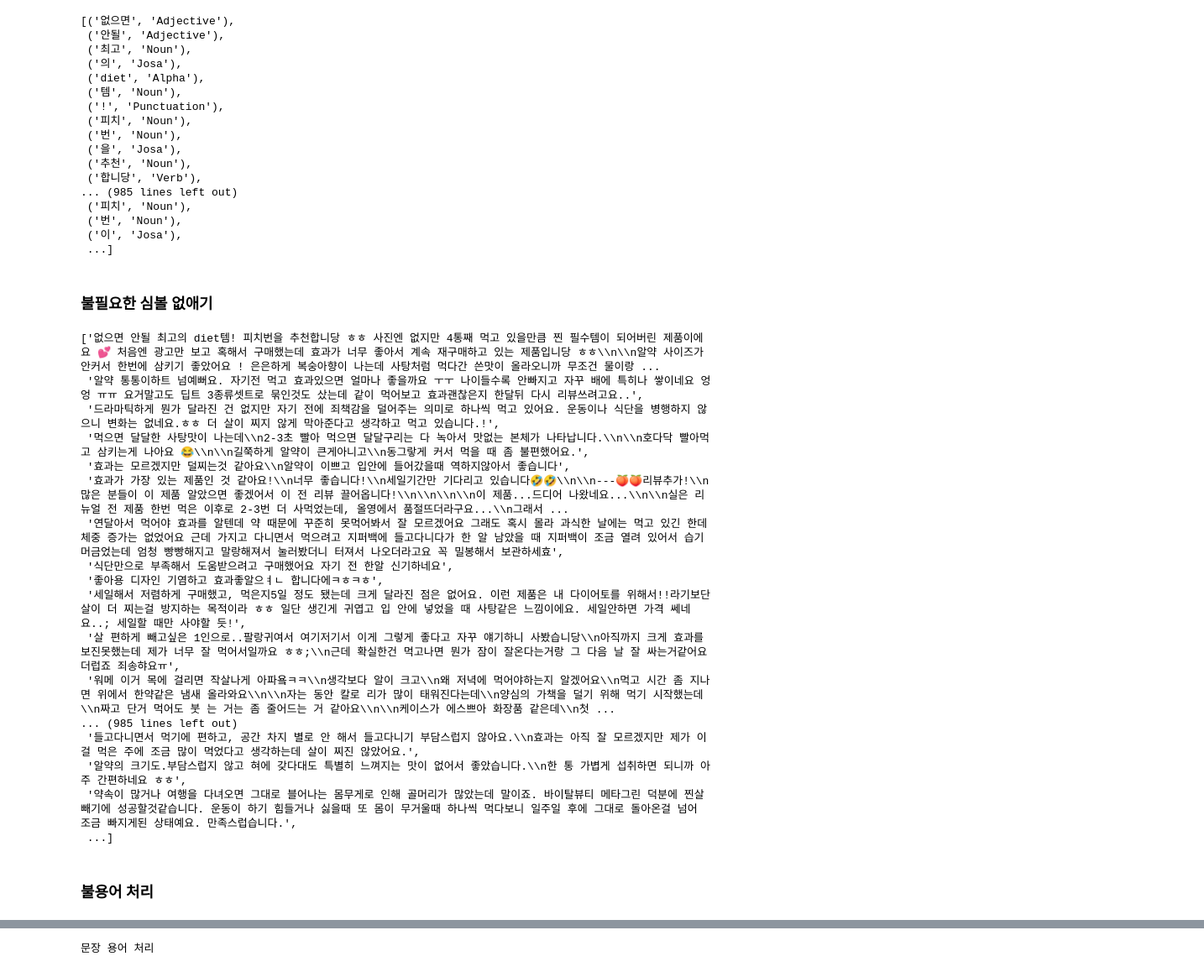
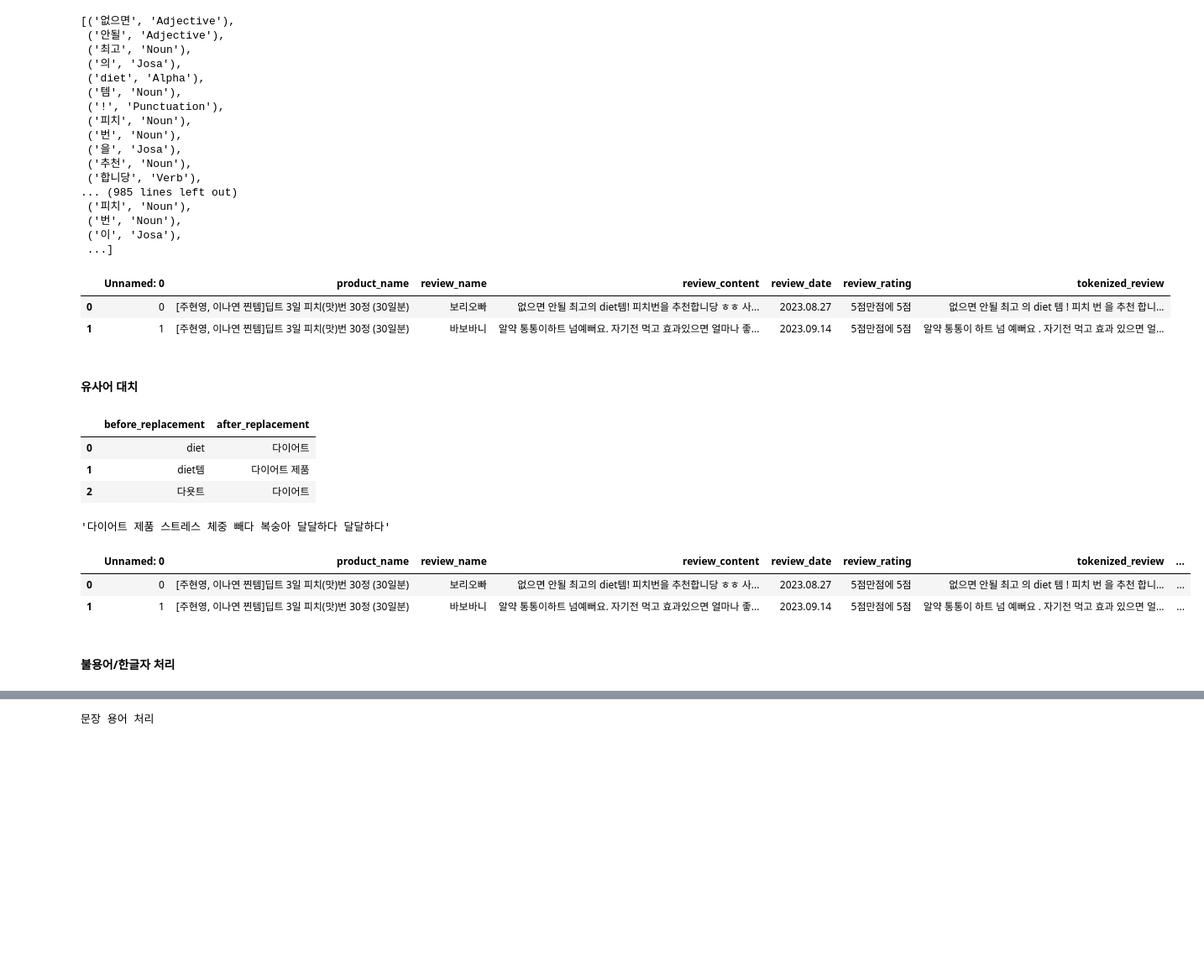
Before and after one commit to angelamyungjoosong/project_supplements_data_analytics, a Jupyter notebook: codes/Preprocessing_GB.ipynb, the cells around one changed output, grey strips where cells are left out. Shown: that part at 84% size. Cells and saved outputs as stored; diff of their text form; code cells hidden in the pictures; blank space fills up the shorter version.

```diff
--- a/codes/Preprocessing_GB.ipynb
+++ b/codes/Preprocessing_GB.ipynb
@@ -77,5 +54,5 @@ df_dropna[3:]
 from konlpy.tag import Okt
 okt = Okt()
 # %%
-content = list(df_dropna['review_content'])
+content = list(df['review_content']) # 하나로 뭉치기 #데이터타입 : list
 # %%
@@ -121,31 +79,54 @@ okt.pos(sentence)
  ('번', 'Noun'),
  ('이', 'Josa'),
  ...]
-# %% [markdown]
-### 불필요한 심볼 없애기
-# %%
-# 쉼표, 엔터 등등의 값 대체
-filtered_content = df_dropna['review_content'].replace('.', '').replace(',','').replace("'","").replace('·', ' ').replace('=','').replace('\n','').replace('\\n',' ').replace('\\n\\n','  ')
-list(filtered_content)
-# %% [output]
-['없으면 안될 최고의 diet템! 피치번을 추천합니당 ㅎㅎ 사진엔 없지만 4통째 먹고 있을만큼 찐 필수템이 되어버린 제품이에요 💕 처음엔 광고만 보고 혹해서 구매했는데 효과가 너무 좋아서 계속 재구매하고 있는 제품입니당 ㅎㅎ\\n\\n알약 사이즈가 안커서 한번에 삼키기 좋았어요 ! 은은하게 복숭아향이 나는데 사탕처럼 먹다간 쓴맛이 올라오니까 무조건 물이랑 ...
- '알약 통통이하트 넘예뻐요. 자기전 먹고 효과있으면 얼마나 좋을까요 ㅜㅜ 나이들수록 안빠지고 자꾸 배에 특히나 쌓이네요 엉엉 ㅠㅠ 요거말고도 딥트 3종류셋트로 묶인것도 샀는데 같이 먹어보고 효과괜찮은지 한달뒤 다시 리뷰쓰려고요..',
- '드라마틱하게 뭔가 달라진 건 없지만 자기 전에 죄책감을 덜어주는 의미로 하나씩 먹고 있어요. 운동이나 식단을 병행하지 않으니 변화는 없네요.ㅎㅎ 더 살이 찌지 않게 막아준다고 생각하고 먹고 있습니다.!',
- '먹으면 달달한 사탕맛이 나는데\\n2-3초 빨아 먹으면 달달구리는 다 녹아서 맛없는 본체가 나타납니다.\\n\\n호다닥 빨아먹고 삼키는게 나아요 😂\\n\\n길쭉하게 알약이 큰게아니고\\n동그랗게 커서 먹을 때 좀 불편했어요.',
- '효과는 모르겠지만 덜찌는것 같아요\\n알약이 이쁘고 입안에 들어갔을때 역하지않아서 좋습니다',
- '효과가 가장 있는 제품인 것 같아요!\\n너무 좋습니다!\\n세일기간만 기다리고 있습니다🤣🤣\\n\\n---🍑🍑리뷰추가!\\n많은 분들이 이 제품 알았으면 좋겠어서 이 전 리뷰 끌어옵니다!\\n\\n\\n\\n이 제품...드디어 나왔네요...\\n\\n실은 리뉴얼 전 제품 한번 먹은 이후로 2-3번 더 사먹었는데, 올영에서 품절뜨더라구요...\\n그래서 ...
- '연달아서 먹어야 효과를 알텐데 약 때문에 꾸준히 못먹어봐서 잘 모르겠어요 그래도 혹시 몰라 과식한 날에는 먹고 있긴 한데 체중 증가는 없었어요 근데 가지고 다니면서 먹으려고 지퍼백에 들고다니다가 한 알 남았을 때 지퍼백이 조금 열려 있어서 습기 머금었는데 엄청 빵빵해지고 말랑해져서 눌러봤더니 터져서 나오더라고요 꼭 밀봉해서 보관하세효',
- '식단만으로 부족해서 도움받으려고 구매했어요 자기 전 한알 신기하네요',
- '좋아용 디자인 기염하고 효과좋알으ㅕㄴ 합니다에ㅋㅎㅋㅎ',
- '세일해서 저렴하게 구매했고, 먹은지5일 정도 됐는데 크게 달라진 점은 없어요. 이런 제품은 내 다이어토를 위해서!!라기보단 살이 더 찌는걸 방지하는 목적이라 ㅎㅎ 일단 생긴게 귀엽고 입 안에 넣었을 때 사탕같은 느낌이에요. 세일안하면 가격 쎄네요..; 세일할 때만 사야할 듯!',
- '살 편하게 빼고싶은 1인으로..팔랑귀여서 여기저기서 이게 그렇게 좋다고 자꾸 얘기하니 사봤습니당\\n아직까지 크게 효과를 보진못했는데 제가 너무 잘 먹어서일까요 ㅎㅎ;\\n근데 확실한건 먹고나면 뭔가 잠이 잘온다는거랑 그 다음 날 잘 싸는거같어요 더럽죠 죄송햐요ㅠ',
- '워메 이거 목에 걸리면 작살나게 아파욬ㅋㅋ\\n생각보다 알이 크고\\n왜 저녁에 먹어야하는지 알겠어요\\n먹고 시간 좀 지나면 위에서 한약같은 냄새 올라와요\\n\\n자는 동안 칼로 리가 많이 태워진다는데\\n양심의 가책을 덜기 위해 먹기 시작했는데\\n짜고 단거 먹어도 붓 는 거는 좀 줄어드는 거 같아요\\n\\n케이스가 에스쁘아 화장품 같은데\\n첫 ...
-... (985 lines left out)
- '들고다니면서 먹기에 편하고, 공간 차지 별로 안 해서 들고다니기 부담스럽지 않아요.\\n효과는 아직 잘 모르겠지만 제가 이걸 먹은 주에 조금 많이 먹었다고 생각하는데 살이 찌진 않았어요.',
- '알약의 크기도.부담스럽지 않고 혀에 갖다대도 특별히 느껴지는 맛이 없어서 좋았습니다.\\n한 통 가볍게 섭취하면 되니까 아주 간편하네요 ㅎㅎ',
- '약속이 많거나 여행을 다녀오면 그대로 블어나는 몸무게로 인해 골머리가 많았는데 말이죠. 바이탈뷰티 메타그린 덕분에 찐살 빼기에 성공할것같습니다. 운동이 하기 힘들거나 싫을때 또 몸이 무거울때 하나씩 먹다보니 일주일 후에 그대로 돌아온걸 넘어 조금 빠지게된 상태예요. 만족스럽습니다.',
- ...]
+# %%
+# 리뷰내용 토큰화 함수
+def tokenize_sentence(sentence):
+    tokens = okt.morphs(sentence)
+    return ' '.join(tokens)
+# %%
+df['tokenized_review'] = df['review_content'].apply(tokenize_sentence)
+df[:2]
+# %% [output]
+|  | Unnamed: 0 | product_name | review_name | review_content | review_date | review_rating | tokenized_review |
+| 0 | 0 | [주현영, 이나연 찐템]딥트 3일 피치(맛)번 30정 (30일분) | 보리오빠 | 없으면 안될 최고의 diet템! 피치번을 추천합니당 ㅎㅎ 사... | 2023.08.27 | 5점만점에 5점 | 없으면 안될 최고 의 diet 템 ! 피치 번 을 추천 합니... |
+| 1 | 1 | [주현영, 이나연 찐템]딥트 3일 피치(맛)번 30정 (30일분) | 바보바니 | 알약 통통이하트 넘예뻐요. 자기전 먹고 효과있으면 얼마나 좋... | 2023.09.14 | 5점만점에 5점 | 알약 통통이 하트 넘 예뻐요 . 자기전 먹고 효과 있으면 얼... |
+# %% [markdown]
+#### 유사어 대치
+# %%
+df_replace_list = pd.read_csv('../datasets/replace_list.csv')
+df_replace_list[:3]
+# %% [output]
+|  | before_replacement | after_replacement |
+| 0 | diet | 다이어트 |
+| 1 | diet템 | 다이어트 제품 |
+| 2 | 다욧트 | 다이어트 |
+# %%
+# 유사어 대치를 위한 함수
+def replace_word(tokenized_review):
+    replaced_review = []
+    for i in range(len(df_replace_list['before_replacement'])):
+        try:
+          # 치환할 단어가 있는 경우에만 데이터 치환 수행
+          if isinstance(tokenized_review, str) and df_replace_list['before_replacement'][i] in tokenized_review:
+            tokenized_review = tokenized_review.replace(df_replace_list['before_replacement'][i], df_replace_list['after_replacement'][i])
+        except Exception as e:
+            #print(f"Error 발생 / 에러명: {e}")
+            pass
+    return tokenized_review
+# %%
+# 확인용
+replace_word('diet템 stess 살이 빠지다 피치 달달 단맛')
+# %% [output]
+'다이어트 제품 스트레스 체중 빼다 복숭아 달달하다 달달하다'
+# %%
+df['replaced_review'] = df['tokenized_review'].apply(replace_word)
+df[:2]
+# %% [output]
+|  | Unnamed: 0 | product_name | review_name | review_content | review_date | review_rating | tokenized_review | ... |
+| 0 | 0 | [주현영, 이나연 찐템]딥트 3일 피치(맛)번 30정 (30일분) | 보리오빠 | 없으면 안될 최고의 diet템! 피치번을 추천합니당 ㅎㅎ 사... | 2023.08.27 | 5점만점에 5점 | 없으면 안될 최고 의 diet 템 ! 피치 번 을 추천 합니... | ... |
+| 1 | 1 | [주현영, 이나연 찐템]딥트 3일 피치(맛)번 30정 (30일분) | 바보바니 | 알약 통통이하트 넘예뻐요. 자기전 먹고 효과있으면 얼마나 좋... | 2023.09.14 | 5점만점에 5점 | 알약 통통이 하트 넘 예뻐요 . 자기전 먹고 효과 있으면 얼... | ... |
 # %% [markdown]
-### 불용어 처리
+#### 불용어/한글자 처리
 # %%
 stop_words = pd.read_csv('../datasets/koreanStopwords.txt', header=None, encoding ='utf-8')
```
Also changed, not shown: parts of 76 cells of this notebook, 4 other files.
